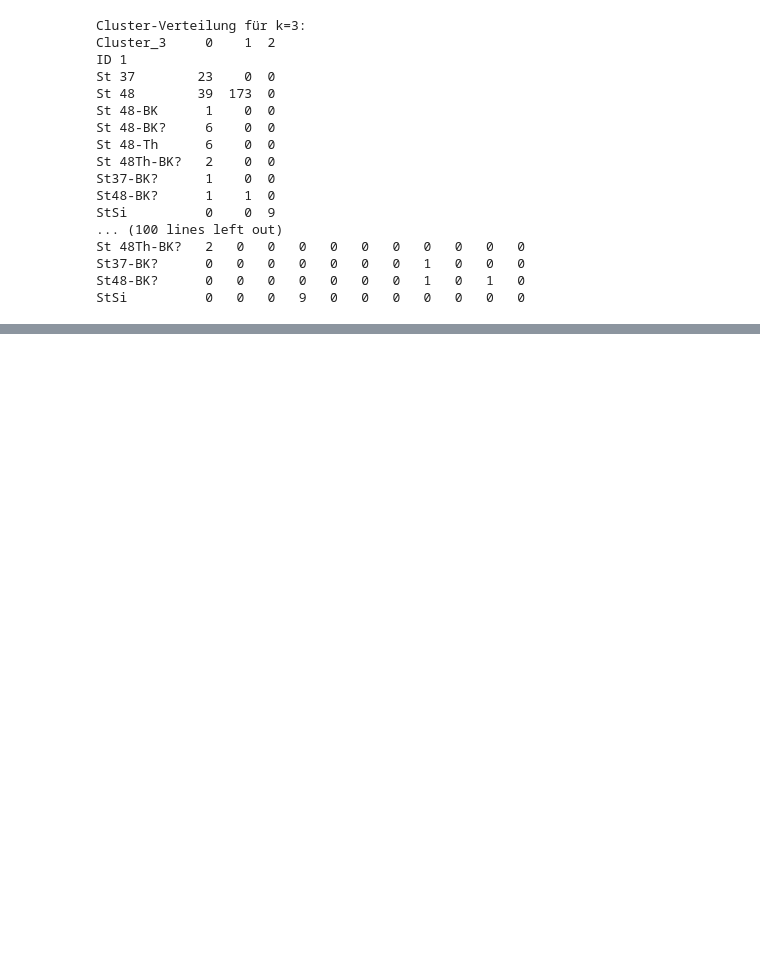
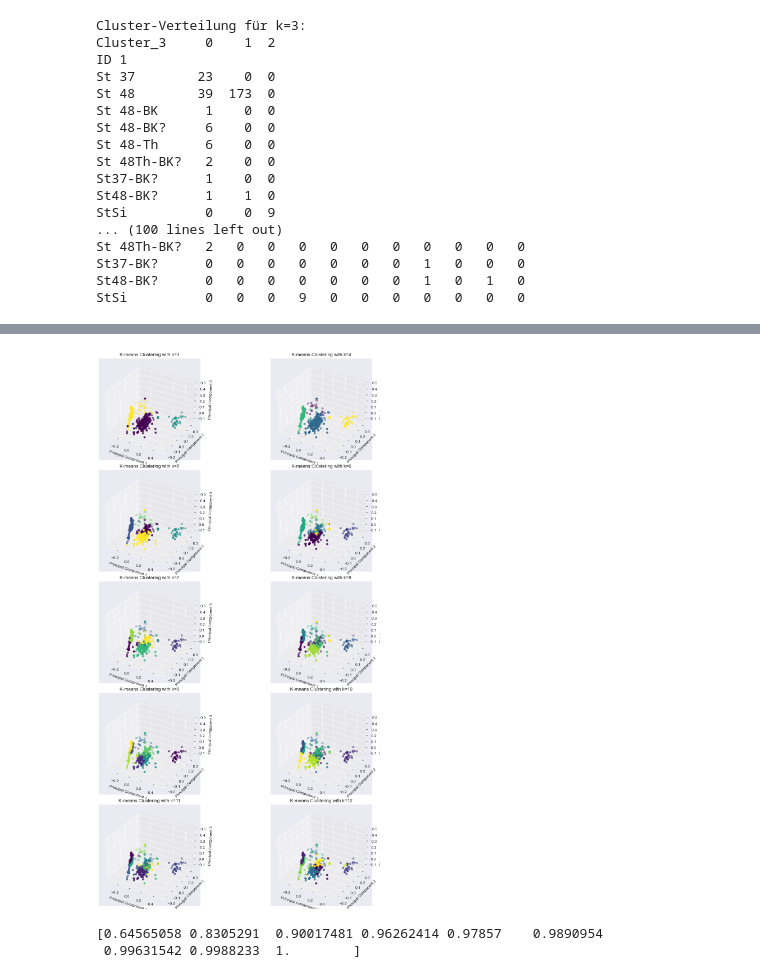
Before and after one commit to Hanh3103/Intelligence-SteelDetection, a Jupyter notebook: data_cleaning.ipynb, the cells around one changed output, grey strips where cells are left out. Cells and saved outputs as stored; diff of their text form; code cells hidden in the pictures; blank space fills up the shorter version.

```diff
--- a/data_cleaning.ipynb
+++ b/data_cleaning.ipynb
@@ -542,0 +568,64 @@ for column in columns_to_compare:
+# %%
+df_sv = pd.read_csv('data/cleaned data/labeled_OES_data.csv')
+df_sv = df_sv.apply(lambda x: x.str.replace(',', '.').astype(float) if x.name != 'steel_class' else x)
+
+# save df_sv to csv
+df_sv.to_csv('data/cleaned data/labeled_OES_data_proper.csv', index=False)
+
+# Auswählen der Spalten, die skaliert werden sollen
+columns_to_scale = ['C','Si','Mn','P','S','Cr','Ni','Al','Cu']
+
+# Skalieren der ausgewählten Spalten
+scaler = FunctionTransformer(np.log1p, validate=True)
+scaled_data = scaler.fit_transform(df_sv[columns_to_scale])
+
+# Erstellen eines neuen DataFrame für die skalierten Daten
+df_scaled = pd.DataFrame(scaled_data, columns=columns_to_scale)
+
+# K-Means-Clustering auf den skalierten Daten durchführen
+# array mit den Werten 3 bis 12
+k_range = np.arange(3, 12)
+
+for i in k_range:
+    kmeans = KMeans(n_clusters=i, random_state=0, n_init=10)
+    cluster_labels = kmeans.fit_predict(df_scaled)
+
+    # Hinzufügen des Cluster-Ergebnisses zum DataFrame
+    df_sv[f'Cluster_{i}'] = cluster_labels
+
+# Erstellen einer Tabelle, die für jeden Wert in 'ID 1' die Cluster-Zugehörigkeit zeigt
+for i in k_range:
+    # Pivot-Tabelle erstellen
+    pivot_table = pd.crosstab(df_sv['steel_class'], df_sv[f'Cluster_{i}'])
+
+    # Ausgabe der Tabelle
+    print(f"\nCluster-Verteilung für k={i}:")
+    print(pivot_table)
+
+# Applying PCA to reduce dimensions to 3
+pca = PCA(n_components=3)
+reduced_data = pca.fit_transform(df_scaled)
+
+# Number of subplots
+num_plots = 10  # for k from 3 to 12
+
+# Create a figure with multiple subplots
+fig = plt.figure(figsize=(15, 20))
+
+for i, k in enumerate(range(3, 13)):
+    # Applying K-means clustering
+    kmeans = KMeans(n_clusters=k, n_init=10)
+    clusters = kmeans.fit_predict(reduced_data)
+
+    # Adding a 3D subplot for each k
+    ax = fig.add_subplot(5, 2, i + 1, projection='3d')
+    ax.scatter(reduced_data[:, 0], reduced_data[:, 1], reduced_data[:, 2], c=clusters, cmap='viridis', marker='o')
+
+    ax.set_xlabel('Principal Component 1')
+    ax.set_ylabel('Principal Component 2')
+    ax.set_zlabel('Principal Component 3')
+    ax.set_title(f'K-means Clustering with k={k}')
+
+plt.tight_layout()
+plt.show()
+# %% [output]
@@ -542,0 +649,12 @@ for column in columns_to_compare:
+[figure, added]
+# %%
+# apply PCA to reduce dimensions to 3
+pca = PCA()
+reduced_data = pca.fit_transform(df_scaled)
+
+# calculate the cumulative explained variance
+cumulative_variance = np.cumsum(pca.explained_variance_ratio_)
+print(cumulative_variance)
+# %% [output]
+[0.64565058 0.8305291  0.90017481 0.96262414 0.97857    0.9890954
+ 0.99631542 0.9988233  1.        ]
```
Also changed, not shown: parts of 6 cells of this notebook, 9 other files.
